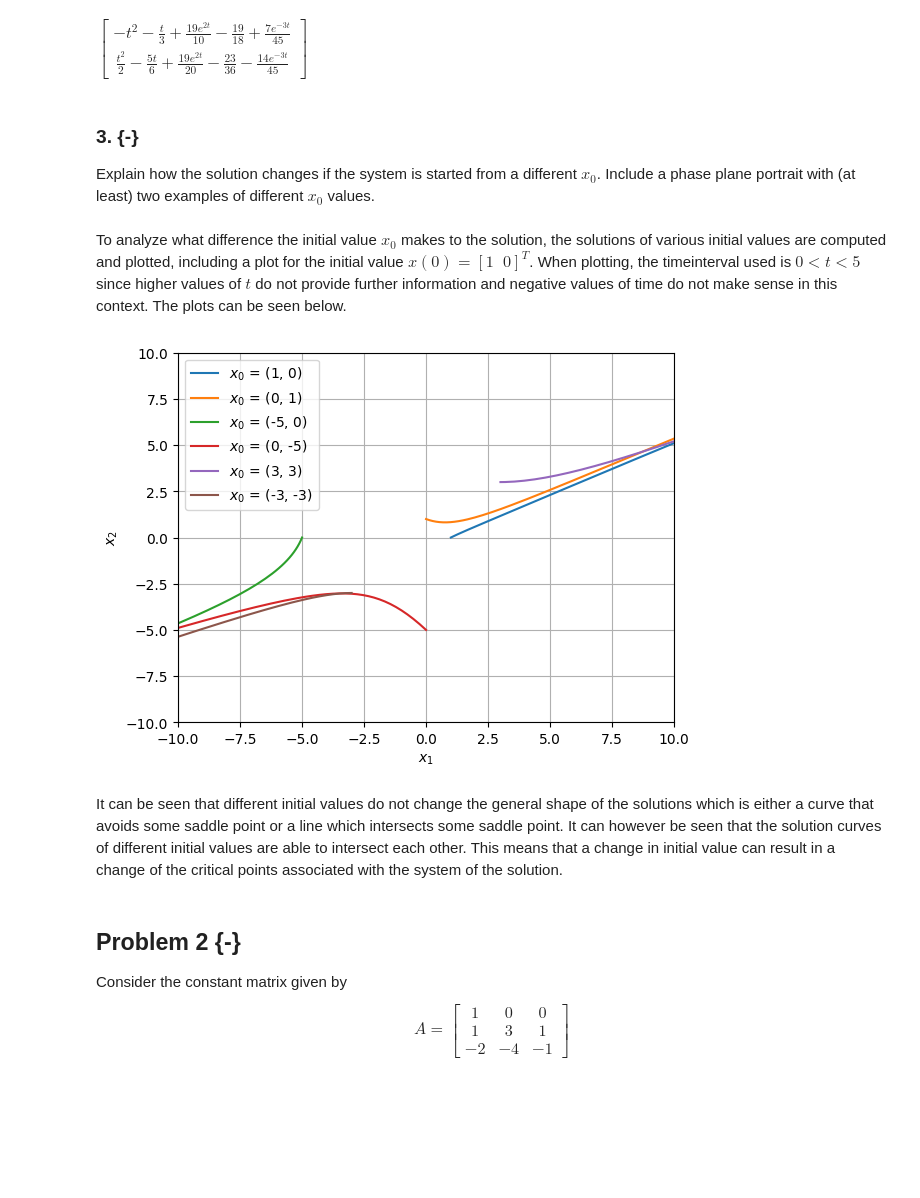
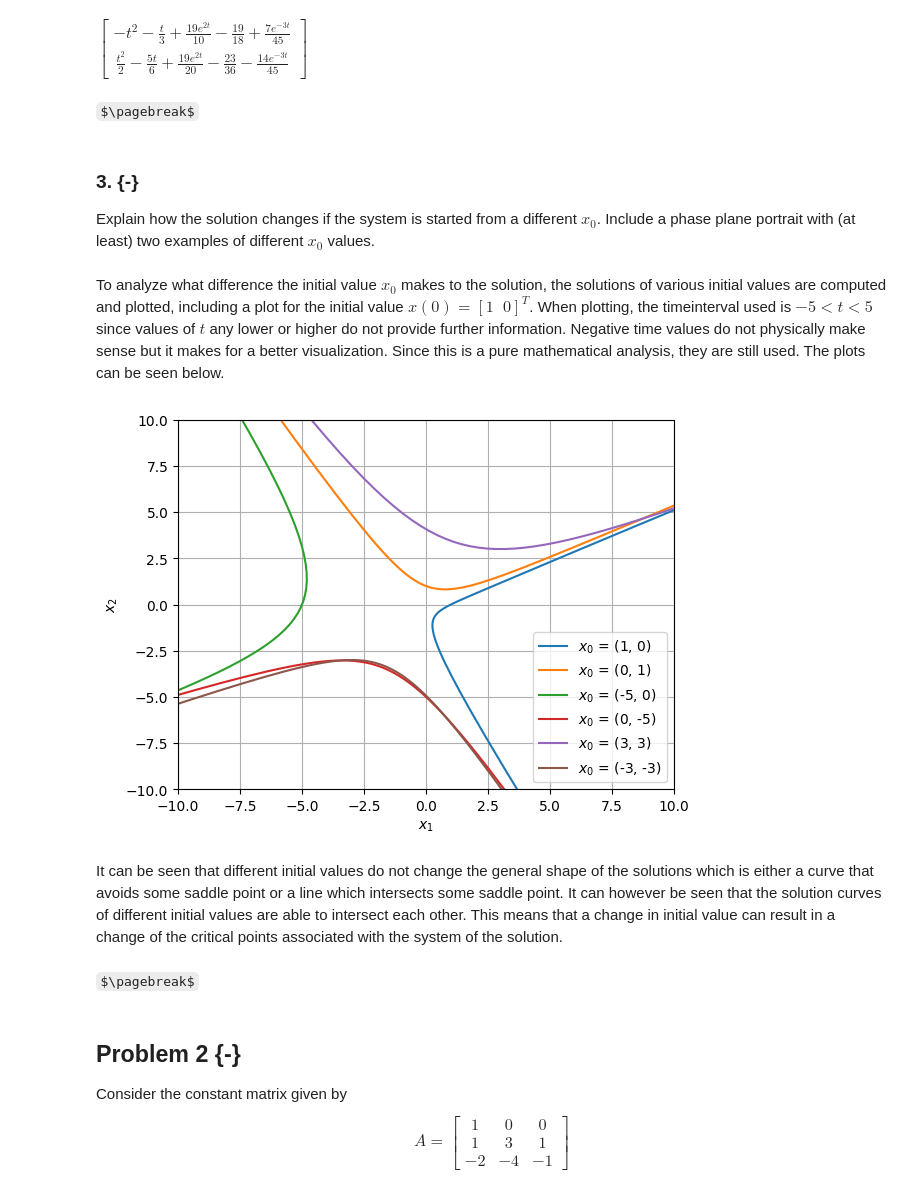
Before and after one commit to Khanrik/UniFolder, a Jupyter notebook: 3. Semester/Differentialligninger/Afleveringer/Aflevering 3/Assignment 3.ipynb, the cells around one changed output. Cells and saved outputs as stored; diff of their text form; code cells hidden in the pictures; some formulas as TeX source; blank space fills up the shorter version.

```diff
--- a/3. Semester/Differentialligninger/Afleveringer/Aflevering 3/Assignment 3.ipynb
+++ b/3. Semester/Differentialligninger/Afleveringer/Aflevering 3/Assignment 3.ipynb
@@ -91,41 +91,45 @@ xt = xc + xp
 sp.simplify(xt)
 # %% [output]
 $\displaystyle \left[\begin{matrix}- t^{2} - \frac{t}{3} + \frac{19 e^{2 t}}{10} - \frac{19}{18} + \frac{7 e^{- 3 t}}{45}\\\frac{t^{2}}{2} - \frac{5 t}{6} + \frac{19 e^{2 t}}{20} - \frac{23}{36} - \frac{14 e^{- 3 t}}{45}\end{matrix}\right]$
+# %% [markdown]
+$\pagebreak$
 # %% [markdown]
 ### 3. {-}
 Explain how the solution changes if the system is started from a different $x_{0}$. Include a phase plane portrait with (at least) two examples of different $x_{0}$ values.
 # %% [markdown]
-To analyze what difference the initial value $x_{0}$ makes to the solution, the solutions of various initial values are computed and plotted, including a plot for the initial value $x(0) = [1 \; \; 0]^{T}$. When plotting, the timeinterval used is $0 < t < 5$ since higher values of $t$ do not provide further information and negative values of time do not make sense in this context. The plots can be seen below.
+To analyze what difference the initial value $x_{0}$ makes to the solution, the solutions of various initial values are computed and plotted, including a plot for the initial value $x(0) = [1 \; \; 0]^{T}$. When plotting, the timeinterval used is $-5 < t < 5$ since values of $t$ any lower or higher do not provide further information. Negative time values do not physically make sense but it makes for a better visualization. Since this is a pure mathematical analysis, they are still used. The plots can be seen below.
 # %%
 def sol(x0):
     return eAt * x0 + xp
 
 x0_list = sp.Matrix([   [1,0,-5,0,3,-3],
                         [0,1,0,-5,3,-3],])
 
-time = np.linspace(0,5,300)
+time = np.linspace(-5,5,300)
 
 for i in range(x0_list.shape[1]):
     x0 = x0_list[:,i]
     x1 = sp.lambdify(t, sol(x0)[0,:], "numpy")
     x2 = sp.lambdify(t, sol(x0)[1,:], "numpy")
 
     x1sol = np.ravel(x1(time))
     x2sol = np.ravel(x2(time))
 
     plt.plot(x1sol, x2sol, label=f"$x_0$ = ({x0[0]}, {x0[1]})")
 
 plt.xlabel("$x_1$")
 plt.ylabel("$x_2$")
 plt.grid()
 plt.xlim([-10,10])
 plt.ylim([-10,10])
 plt.legend()
 plt.show()
 # %% [output]
-[figure, old version]
+[figure, new version]
 # %% [markdown]
 It can be seen that different initial values do not change the general shape of the solutions which is either a curve that avoids some saddle point or a line which intersects some saddle point. It can however be seen that the solution curves of different initial values are able to intersect each other. This means that a change in initial value can result in a change of the critical points associated with the system of the solution.
+# %% [markdown]
+$\pagebreak$
 # %% [markdown]
 ## Problem 2 {-}
 Consider the constant matrix given by
```
Also changed, not shown: parts of 5 cells of this notebook, 1 other file.
